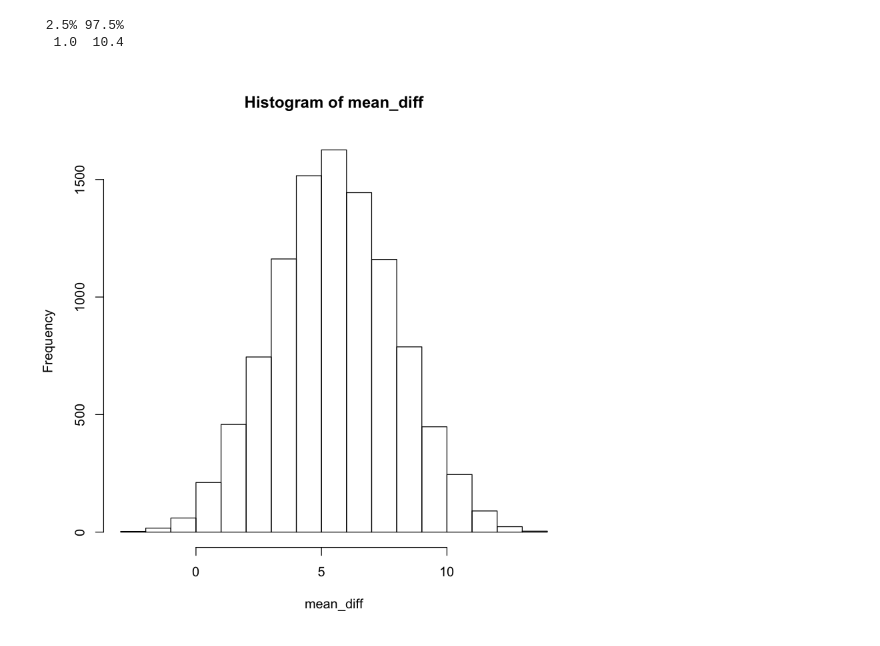
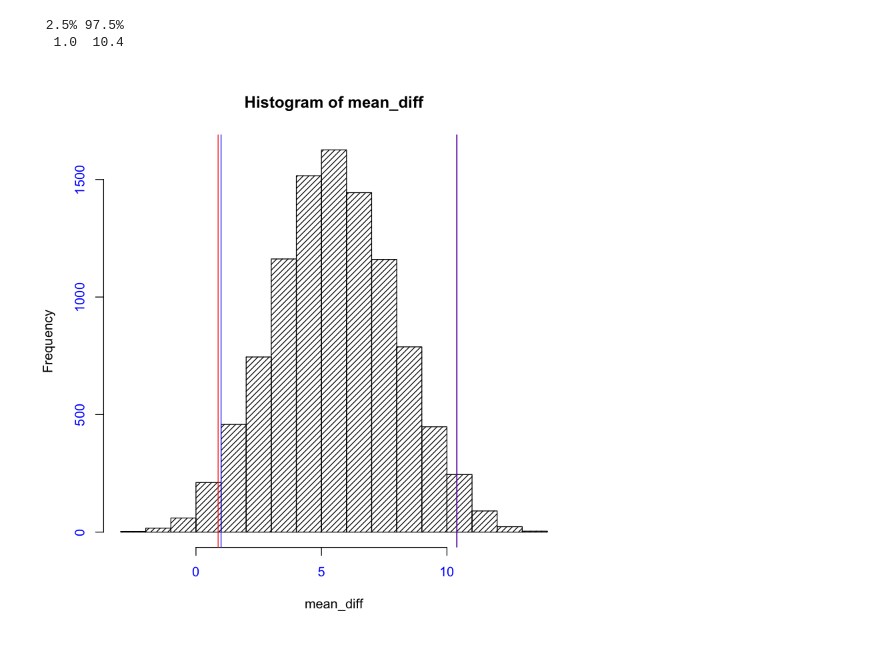
Before and after one commit to trankhanhtk/Stats-Bio-in-R, a Jupyter notebook: 3.2_Bootstrap.ipynb, the cells around one changed output. Cells and saved outputs as stored; diff of their text form; code cells hidden in the pictures.

```diff
--- a/3.2_Bootstrap.ipynb
+++ b/3.2_Bootstrap.ipynb
@@ -103,7 +103,8 @@ CI2
  2.5% 97.5%
   1.0  10.4
 # %%
-hist(mean_diff, density=20)
-abline(CI1, col='red')
+hist(mean_diff, density=20, col.axis="blue")
+abline(v=CI1, col='red')
+abline(v=CI2, col='blue')
 # %% [output]
-[figure, old version]
+[figure, new version]
```
